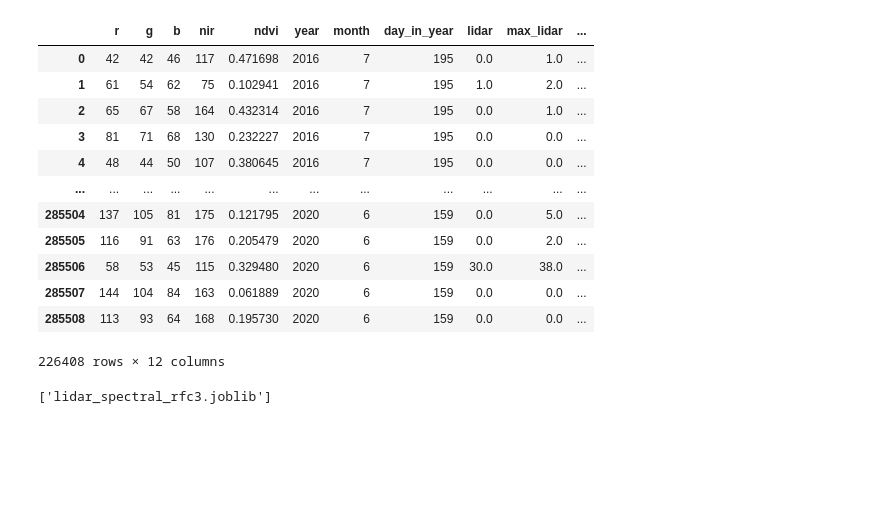
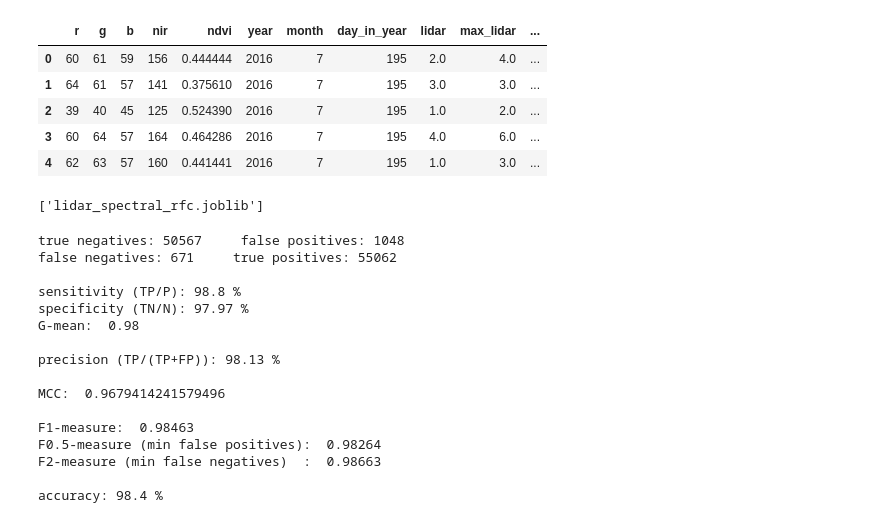
Before and after one commit to NCEAS/msai4earth-esa, a Jupyter notebook: iceplant_detection/lidar_spectral_model_training.ipynb, the cells around one changed output. Drawn from its saved outputs; the diff is of its cells as text; code cells hidden in the pictures; blank space fills up the shorter version.

Commit message:
trained on new train set

```diff
--- a/iceplant_detection/lidar_spectral_model_training.ipynb
+++ b/iceplant_detection/lidar_spectral_model_training.ipynb
@@ -82,17 +60,0 @@ Name: iceplant, Length: 226408, dtype: int64
-# %%
-X_train.drop('avg_lidar',axis = 1, inplace=True)
-X_train
-# %% [output]
-|  | r | g | b | nir | ndvi | year | month | day_in_year | lidar | max_lidar | ... |
-| 0 | 42 | 42 | 46 | 117 | 0.471698 | 2016 | 7 | 195 | 0.0 | 1.0 | ... |
-| 1 | 61 | 54 | 62 | 75 | 0.102941 | 2016 | 7 | 195 | 1.0 | 2.0 | ... |
-| 2 | 65 | 67 | 58 | 164 | 0.432314 | 2016 | 7 | 195 | 0.0 | 1.0 | ... |
-| 3 | 81 | 71 | 68 | 130 | 0.232227 | 2016 | 7 | 195 | 0.0 | 0.0 | ... |
-| 4 | 48 | 44 | 50 | 107 | 0.380645 | 2016 | 7 | 195 | 0.0 | 0.0 | ... |
-| ... | ... | ... | ... | ... | ... | ... | ... | ... | ... | ... | ... |
-| 285504 | 137 | 105 | 81 | 175 | 0.121795 | 2020 | 6 | 159 | 0.0 | 5.0 | ... |
-| 285505 | 116 | 91 | 63 | 176 | 0.205479 | 2020 | 6 | 159 | 0.0 | 2.0 | ... |
-| 285506 | 58 | 53 | 45 | 115 | 0.329480 | 2020 | 6 | 159 | 30.0 | 38.0 | ... |
-| 285507 | 144 | 104 | 84 | 163 | 0.061889 | 2020 | 6 | 159 | 0.0 | 0.0 | ... |
-| 285508 | 113 | 93 | 64 | 168 | 0.195730 | 2020 | 6 | 159 | 0.0 | 0.0 | ... |
-226408 rows × 12 columns
@@ -116,3 +61,12 @@ if split == False:
+# %%
+X_train.head()
+# %% [output]
+|  | r | g | b | nir | ndvi | year | month | day_in_year | lidar | max_lidar | ... |
+| 0 | 60 | 61 | 59 | 156 | 0.444444 | 2016 | 7 | 195 | 2.0 | 4.0 | ... |
+| 1 | 64 | 61 | 57 | 141 | 0.375610 | 2016 | 7 | 195 | 3.0 | 3.0 | ... |
+| 2 | 39 | 40 | 45 | 125 | 0.524390 | 2016 | 7 | 195 | 1.0 | 2.0 | ... |
+| 3 | 60 | 64 | 57 | 164 | 0.464286 | 2016 | 7 | 195 | 4.0 | 6.0 | ... |
+| 4 | 62 | 63 | 57 | 160 | 0.441441 | 2016 | 7 | 195 | 1.0 | 3.0 | ... |
 # %%
 # ------------------------------
 X_train = X_train.to_numpy()
@@ -121,9 +75,30 @@ y_train = y_train.to_numpy()
 rfc = ParallelPostFit(RandomForestClassifier(n_estimators = 100,
                                              random_state = 42))
 rfc.fit(X_train, y_train)
-dump(rfc, 'lidar_spectral_rfc3.joblib')
+dump(rfc, 'lidar_spectral_rfc.joblib')
 # %% [output]
-['lidar_spectral_rfc3.joblib']
+['lidar_spectral_rfc.joblib']
+# %%
+if whole_set == False:
+    preds = rfc.predict(X_test.to_numpy())
+    mpe.print_accuracy_info(y_test.to_numpy(),preds)
+# %% [output]
+true negatives: 50567     false positives: 1048
+false negatives: 671     true positives: 55062
+
+sensitivity (TP/P): 98.8 %
+specificity (TN/N): 97.97 %
+G-mean:  0.98
+
+precision (TP/(TP+FP)): 98.13 %
+
+MCC:  0.9679414241579496
+
+F1-measure:  0.98463
+F0.5-measure (min false positives):  0.98264
+F2-measure (min false negatives)  :  0.98663
+
+accuracy: 98.4 %
 # %%
 from sklearn.inspection import permutation_importance
 
```
Also changed, not shown: parts of 7 cells of this notebook.
